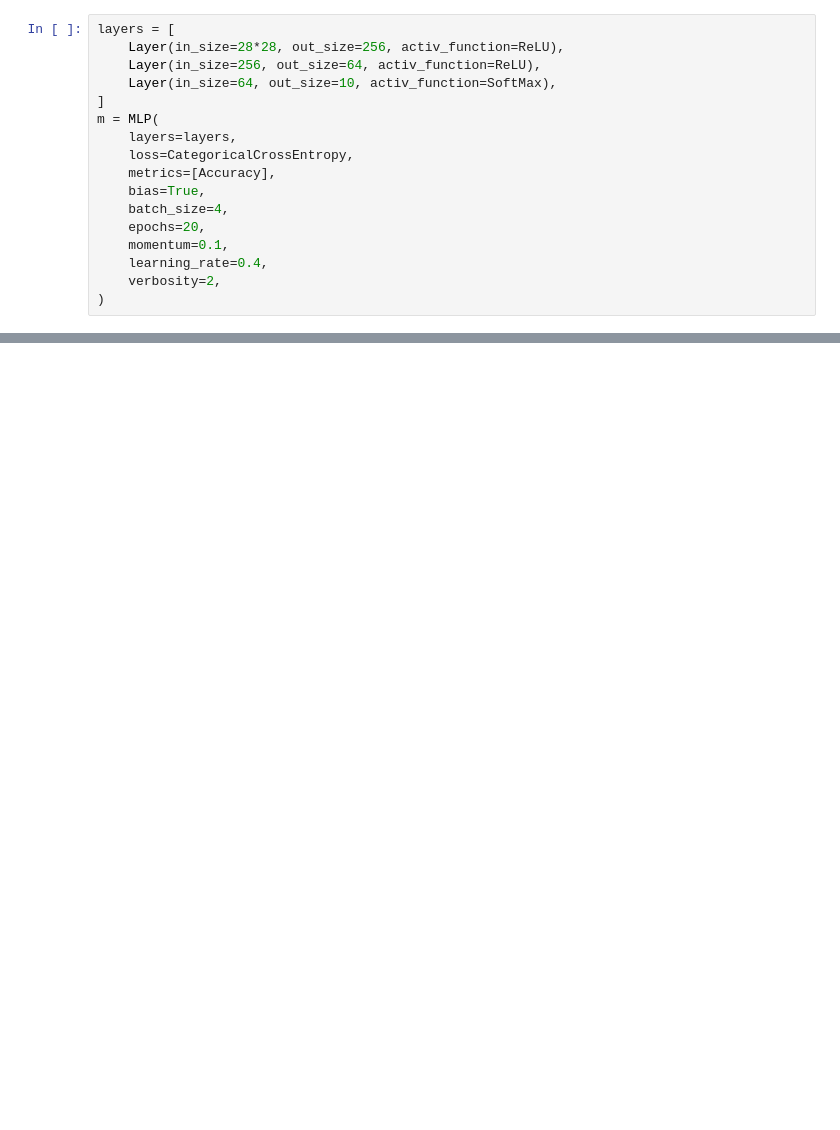
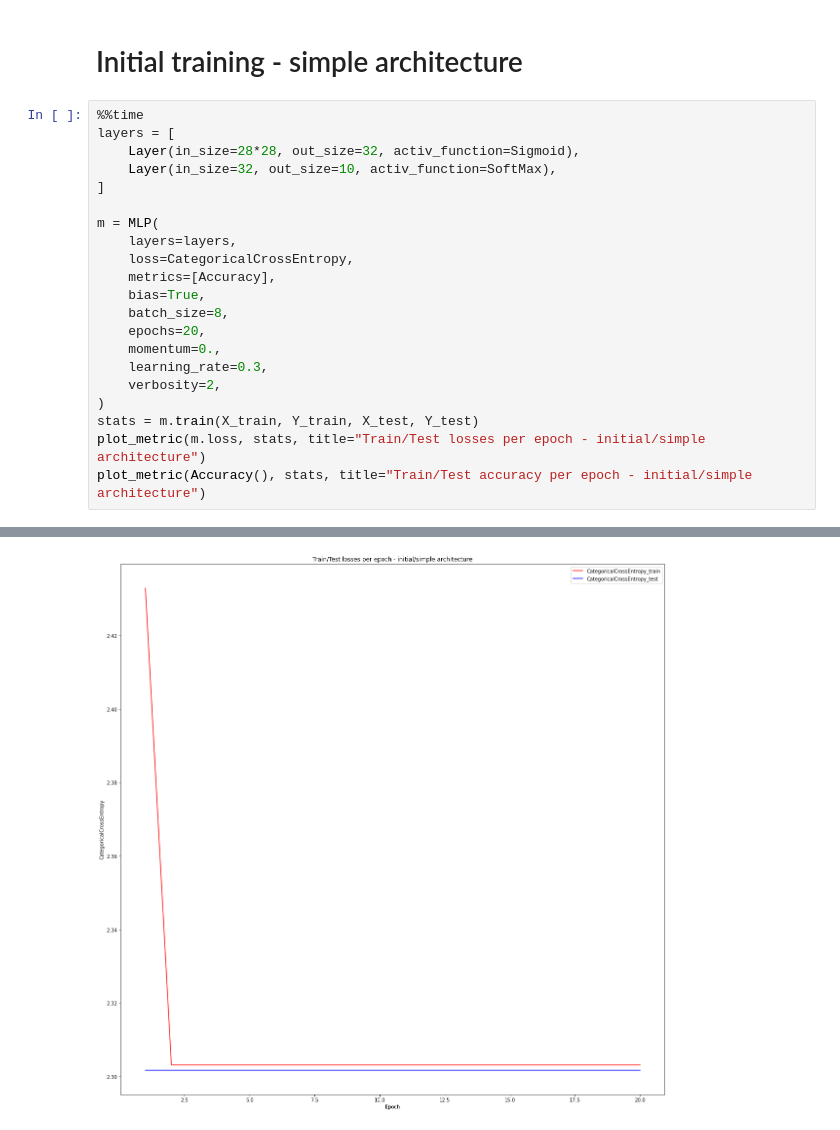
Before and after one commit to antoniszczepanik/toygrad, a Jupyter notebook: mnist.ipynb, the cells around one changed output, grey strips where cells are left out. Drawn from its saved outputs; the diff is of its cells as text; blank space fills up the shorter version.

```diff
--- a/mnist.ipynb
+++ b/mnist.ipynb
@@ -41,20 +50,27 @@ train_size = int(len(X)*0.8)
 
 X_train, Y_train = X[:train_size], Y[:train_size]
 X_test, Y_test = X[train_size:], Y[train_size:]
+# %% [markdown]
+# Initial training - simple architecture
 # %%
+%%time
 layers = [
-    Layer(in_size=28*28, out_size=256, activ_function=ReLU),
-    Layer(in_size=256, out_size=64, activ_function=ReLU),
-    Layer(in_size=64, out_size=10, activ_function=SoftMax),
+    Layer(in_size=28*28, out_size=32, activ_function=Sigmoid),
+    Layer(in_size=32, out_size=10, activ_function=SoftMax),
 ]
+
 m = MLP(
     layers=layers,
     loss=CategoricalCrossEntropy,
     metrics=[Accuracy],
     bias=True,
-    batch_size=4,
+    batch_size=8,
     epochs=20,
-    momentum=0.1,
-    learning_rate=0.4,
+    momentum=0.,
+    learning_rate=0.3,
     verbosity=2,
 )
+stats = m.train(X_train, Y_train, X_test, Y_test)
+plot_metric(m.loss, stats, title="Train/Test losses per epoch - initial/simple architecture")
+plot_metric(Accuracy(), stats, title="Train/Test accuracy per epoch - initial/simple architecture")
+# %% [output]
@@ -60,0 +94 @@ m = MLP(
+[figure, added]
```
Also changed, not shown: parts of 15 cells of this notebook, 1 other file.
